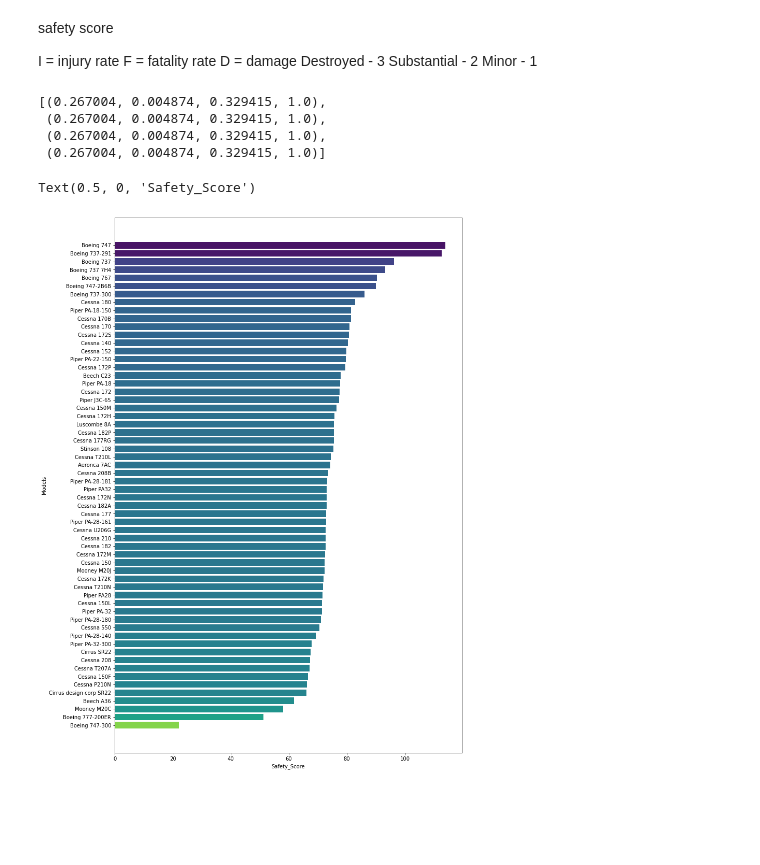
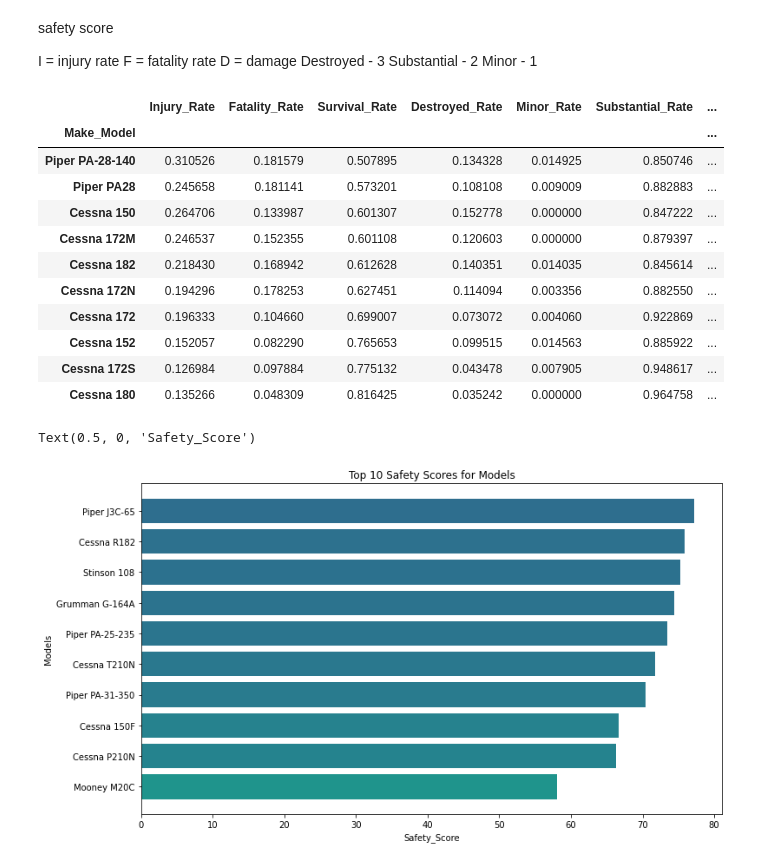
Before and after one commit to kaceyclougher/Phase-1-Project, a Jupyter notebook: Irwin's Analysis.ipynb, the cells around one changed output. Cells and saved outputs as stored; diff of their text form; code cells hidden in the pictures; blank space fills up the shorter version.

Commit message:
added more graphs

```diff
--- a/Irwin's Analysis.ipynb
+++ b/Irwin's Analysis.ipynb
@@ -210,4 +215,5 @@ Make_safety_score_df['Safety_Score'] = (
     10 * Make_safety_score_df['Fatality_Rate'] + 30 * Make_safety_score_df['Injury_Rate'] +  60 * Make_safety_score_df['Survival_Rate'] +
     10 * Make_safety_score_df['Destroyed_Rate'] + 30 * Make_safety_score_df['Substantial_Rate']+ 60 * Make_safety_score_df['Minor_Rate'])
 
-Make_safety_score_df.sort_values(by=['Safety_Score'], ascending=False,inplace=True)
+Make_safety_score_df.sort_values(by=['Safety_Score'], ascending=True,inplace=True)
+Make_safety_score_df
@@ -213,0 +239,24 @@ Make_safety_score_df.sort_values(by=['Safety_Score'], ascending=False,inplace=Tr
+# %%
+fig, ax = plt.subplots(figsize=(12,8))
+
+color_map = plt.cm.viridis_r
+bin_edges = np.linspace(0, 120, 200)
+colors = [color_map((bin_edges[i] + bin_edges[i+1])/2) for i in range(199)]
+safety_scores = Make_safety_score_df['Safety_Score']
+# bin_indices = np.digitize(safety_scores, bin_edges) - 1
+
+# for index, (make, row) in enumerate(Model_safety_score_df.iterrows()):
+#     safety_score = row['Safety_Score']
+#     color = colors[bin_indices[idx]]
+#     ax.barh(make, safety_score, color=color)
+
+normalized_scores = (safety_scores - min(bin_edges)) / (max(bin_edges) - min(bin_edges))
+
+for idx, (make, row) in enumerate(Make_safety_score_df.iterrows()):
+    normalized_score = normalized_scores[idx]
+    color = color_map(normalized_score)
+    ax.barh(make, row['Safety_Score'], color=color)
+
+ax.set_title('Safety Scores for Makes')
+ax.set_ylabel('Makes')
+ax.set_xlabel('Safety_Score')
@@ -221,9 +273,11 @@ D = damage
     Substantial - 2
     Minor - 1
 # %%
-top_20 = df['Make_Model'].value_counts()
+top_20 = df['Make_Model'].value_counts()[lambda x : x > 50][:10]
+
 Model_Rates = df[df['Make_Model'].isin(top_20.index)][['Make_Model', 'Total_Fatal_Injuries','Total_Injuries', 'Total_Passengers', 'Aircraft_Damage']]
-Model_Rates = df.groupby(['Make_Model'])[['Total_Injuries', 'Total_Fatal_Injuries','Total_Passengers']].sum().nlargest(60, columns=['Total_Injuries', 'Total_Passengers'])
+Model_Rates = Model_Rates.groupby(['Make_Model'])[['Total_Injuries', 'Total_Fatal_Injuries','Total_Passengers']].sum().nlargest(20, columns=['Total_Injuries', 'Total_Passengers'])
+
 Model_Rates['Injury_Rate'] = Model_Rates['Total_Injuries']/Model_Rates['Total_Passengers']
 Model_Rates['Fatality_Rate'] = Model_Rates['Total_Fatal_Injuries']/Model_Rates['Total_Passengers']
 Model_Rates['Survival_Rate'] = 1- Model_Rates['Injury_Rate'] - Model_Rates['Fatality_Rate']
@@ -252,36 +306,37 @@ Model_safety_score_df['Safety_Score'] = (
     10 * Model_safety_score_df['Destroyed_Rate'] + 30 * Model_safety_score_df['Substantial_Rate']+ 60 * Model_safety_score_df['Minor_Rate'])
 
 Model_safety_score_df.sort_values(by=['Safety_Score'], ascending=True, inplace=True)
+Model_safety_score_df
+# %% [output]
+|  | Injury_Rate | Fatality_Rate | Survival_Rate | Destroyed_Rate | Minor_Rate | Substantial_Rate | ... |
+| Make_Model |  |  |  |  |  |  | ... |
+| Piper PA-28-140 | 0.310526 | 0.181579 | 0.507895 | 0.134328 | 0.014925 | 0.850746 | ... |
+| Piper PA28 | 0.245658 | 0.181141 | 0.573201 | 0.108108 | 0.009009 | 0.882883 | ... |
+| Cessna 150 | 0.264706 | 0.133987 | 0.601307 | 0.152778 | 0.000000 | 0.847222 | ... |
+| Cessna 172M | 0.246537 | 0.152355 | 0.601108 | 0.120603 | 0.000000 | 0.879397 | ... |
+| Cessna 182 | 0.218430 | 0.168942 | 0.612628 | 0.140351 | 0.014035 | 0.845614 | ... |
+| Cessna 172N | 0.194296 | 0.178253 | 0.627451 | 0.114094 | 0.003356 | 0.882550 | ... |
+| Cessna 172 | 0.196333 | 0.104660 | 0.699007 | 0.073072 | 0.004060 | 0.922869 | ... |
+| Cessna 152 | 0.152057 | 0.082290 | 0.765653 | 0.099515 | 0.014563 | 0.885922 | ... |
+| Cessna 172S | 0.126984 | 0.097884 | 0.775132 | 0.043478 | 0.007905 | 0.948617 | ... |
+| Cessna 180 | 0.135266 | 0.048309 | 0.816425 | 0.035242 | 0.000000 | 0.964758 | ... |
-# %%
-colors
-# %% [output]
-[(0.267004, 0.004874, 0.329415, 1.0),
- (0.267004, 0.004874, 0.329415, 1.0),
- (0.267004, 0.004874, 0.329415, 1.0),
- (0.267004, 0.004874, 0.329415, 1.0)]
 # %%
-fig, ax = plt.subplots(figsize=(12,19))
+fig, ax = plt.subplots(figsize=(12,7))
 
 color_map = plt.cm.viridis_r
 bin_edges = np.linspace(0, 120, 200)
 colors = [color_map((bin_edges[i] + bin_edges[i+1])/2) for i in range(199)]
 safety_scores = Model_safety_score_df['Safety_Score']
-# bin_indices = np.digitize(safety_scores, bin_edges) - 1
-
-# for index, (make, row) in enumerate(Model_safety_score_df.iterrows()):
-#     safety_score = row['Safety_Score']
-#     color = colors[bin_indices[idx]]
-#     ax.barh(make, safety_score, color=color)
-
 normalized_scores = (safety_scores - min(bin_edges)) / (max(bin_edges) - min(bin_edges))
 
 for idx, (make, row) in enumerate(Model_safety_score_df.iterrows()):
     normalized_score = normalized_scores[idx]
     color = color_map(normalized_score)
     ax.barh(make, row['Safety_Score'], color=color)
 
+ax.set_title('Top 10 Safety Scores for Models')
 ax.set_ylabel('Models')
 ax.set_xlabel('Safety_Score')
 # %% [output]
 Text(0.5, 0, 'Safety_Score')
-[figure, old version]
+[figure, new version]
```
Also changed, not shown: parts of 6 cells of this notebook.
